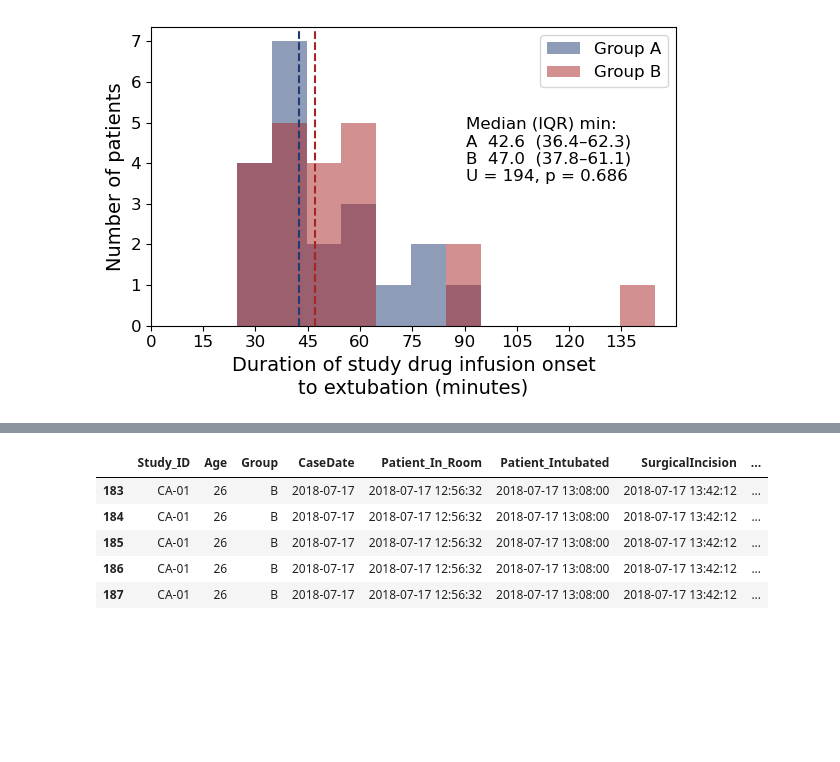
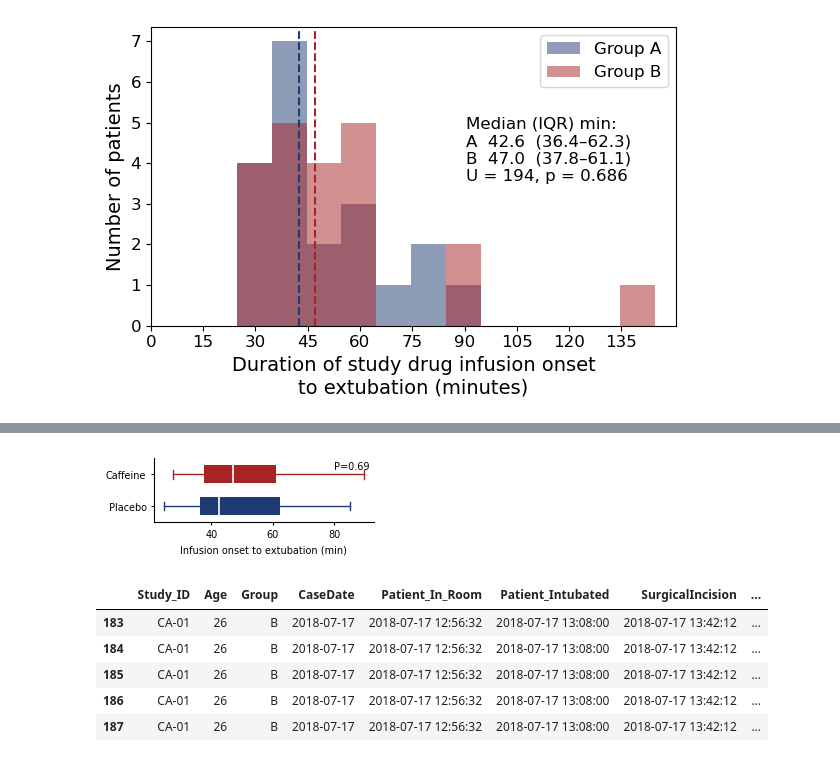
Before and after one commit to maboudi/capachinos, a Jupyter notebook: notebooks/group_specific_MAC_analysis.ipynb, the cells around one changed output, grey strips where cells are left out. Cells and saved outputs as stored; diff of their text form; code cells hidden in the pictures; blank space fills up the shorter version.

```diff
--- a/notebooks/group_specific_MAC_analysis.ipynb
+++ b/notebooks/group_specific_MAC_analysis.ipynb
@@ -139,3 +139,89 @@ Group A: median 42.6 min (IQR 36.4–62.3)
 Group B: median 47.0 min (IQR 37.8–61.1)
 Mann–Whitney U = 194, n₁ = 20, n₂ = 21, p = 0.686
 [figure]
+# %%
+from scipy.stats import mannwhitneyu
+import numpy as np
+import matplotlib.pyplot as plt
+
+# ── 1. collect emergence times (min) by group ────────────────────────────
+emerg_time = {"A": [], "B": []}
+for pid, t in drug_infusion_to_extubation.items():
+    g = group_label[pid]     # 'A' or 'B'
+    emerg_time[g].append(t)  # already in minutes
+
+emerg_time["A"] = np.array(emerg_time["A"])
+emerg_time["B"] = np.array(emerg_time["B"])
+
+# ── 2. descriptive stats ─────────────────────────────────────────────────
+def median_iqr(arr):
+    med = np.median(arr)
+    q1, q3 = np.percentile(arr, [25, 75])
+    return med, q1, q3
+
+med_A, q1_A, q3_A = median_iqr(emerg_time["A"])
+med_B, q1_B, q3_B = median_iqr(emerg_time["B"])
+
+print(f"Group A: median {med_A:.1f} min (IQR {q1_A:.1f}–{q3_A:.1f})")
+print(f"Group B: median {med_B:.1f} min (IQR {q1_B:.1f}–{q3_B:.1f})")
+
+# ── 3. Mann–Whitney U test ───────────────────────────────────────────────
+u_stat, p_val = mannwhitneyu(emerg_time["A"], emerg_time["B"], alternative="two-sided")
+print(f"Mann–Whitney U = {u_stat:.0f}, n₁ = {len(emerg_time['A'])}, "
+      f"n₂ = {len(emerg_time['B'])}, p = {p_val:.3f}")
+
+# ── 4. horizontal boxplot for manuscript panel ───────────────────────────
+BLUE, RED = "#1f3b73", "#a82323"
+
+# A4 portrait width = 8.27 in; one-third ≈ 2.76 in
+fig, ax = plt.subplots(figsize=(2.76, 1.05))
+
+bp = ax.boxplot(
+    [emerg_time["A"], emerg_time["B"]],
+    vert=False,
+    patch_artist=True,
+    widths=0.55,
+    showfliers=False,
+    labels=["Placebo", "Caffeine"],  # Group A = placebo, Group B = caffeine
+    medianprops=dict(color="white", linewidth=1.2),
+    whiskerprops=dict(linewidth=1.0),
+    capprops=dict(linewidth=1.0),
+)
+
+# Fill boxes with group colours and remove outlines
+for patch, color in zip(bp["boxes"], [BLUE, RED]):
+    patch.set_facecolor(color)
+    patch.set_edgecolor("none")
+    patch.set_linewidth(0)
+
+# Colour whiskers and caps by group
+for i, color in enumerate([BLUE, RED]):
+    for whisker in bp["whiskers"][2*i:2*i+2]:
+        whisker.set_color(color)
+        whisker.set_linewidth(1.0)
+    for cap in bp["caps"][2*i:2*i+2]:
+        cap.set_color(color)
+        cap.set_linewidth(1.0)
+
+# Optional: add p value in the corner
+ax.text(
+    0.98, 0.95,
+    f"P={p_val:.2f}",
+    transform=ax.transAxes,
+    ha="right",
+    va="top",
+    fontsize=7
+)
+
+ax.set_xlabel("Infusion onset to extubation (min)", fontsize=7)
+ax.tick_params(axis="both", labelsize=7, length=2)
+ax.spines["top"].set_visible(False)
+ax.spines["right"].set_visible(False)
+
+plt.tight_layout(pad=0.3)
+
+# Save as PDF
+out_file = "infusion_onset_to_extubation_boxplot.pdf"
+fig.savefig(out_file, format="pdf", bbox_inches="tight")
+plt.show()
+# %% [output]
@@ -142,3 +231,4 @@ Mann–Whitney U = 194, n₁ = 20, n₂ = 21, p = 0.686
+[figure, added]
 # %%
 # Load the patients' surgery information inlcuding the MAC level throughout the surgery, patients extubation time, etc.
 surgery_info_file_path = 'E:/Caffeine_data/DE-IDENTIFIED_Caffeine_Study_1-minute_medians.xlsx'
```
Also changed, not shown: parts of 1 cell of this notebook, 8 other files.
